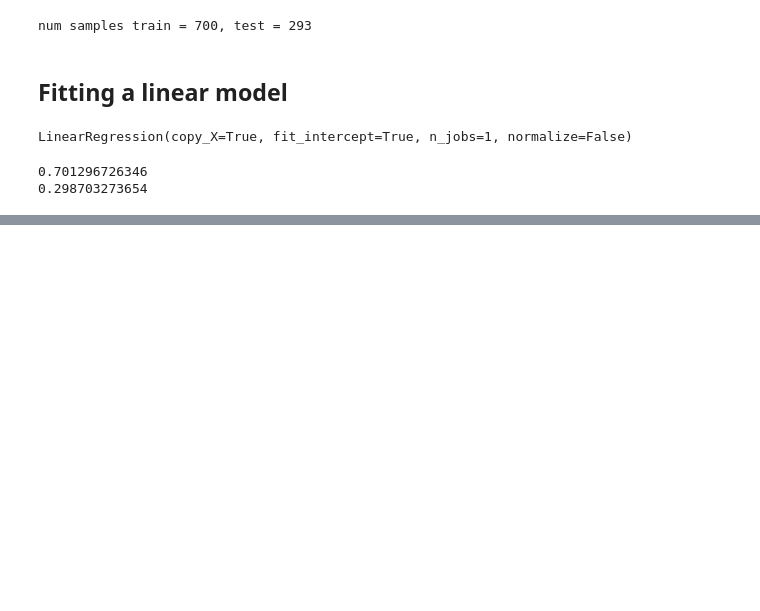
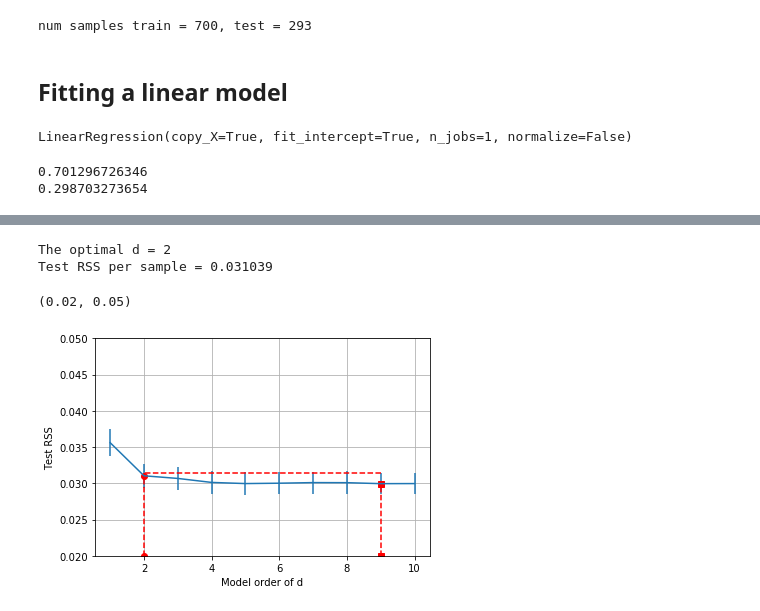
Before and after one commit to osermay/machine-be-learning, a Jupyter notebook: prostate.ipynb, the cells around one changed output, grey strips where cells are left out. Saved outputs shown, nothing was run; the diff lists cells and outputs as text; code cells hidden in the pictures; blank space fills up the shorter version.

```diff
--- a/prostate.ipynb
+++ b/prostate.ipynb
@@ -151,0 +225,25 @@ print(regr.score(X_ts, y_ts))
+# %%
+imin = np.argmin(RSS_mean)
+dmin = dtest[imin]
+RSS_tgt = RSS_mean[imin] + RSS_std[imin]
+iopt = np.where(RSS_mean <= RSS_tgt)[0][0]
+dopt = dtest[iopt]
+
+print ("The optimal d = %d" % dopt)
+print("Test RSS per sample = %f" % RSS_mean[iopt])
+
+RSS_min_plt = 0.02
+RSS_max_plt = 0.05
+plt.errorbar(dtest, RSS_mean, yerr=RSS_std)
+plt.plot([dmin, dmin], [RSS_min_plt, RSS_mean[imin]], 'rs--')
+plt.plot([dmin, dopt], [RSS_tgt, RSS_tgt], 'r--')
+plt.plot([dopt, dopt], [RSS_min_plt, RSS_mean[iopt]], 'ro--')
+plt.grid()
+plt.xlabel('Model order of d')
+plt.ylabel('Test RSS')
+plt.ylim([RSS_min_plt, RSS_max_plt])
+# %% [output]
+The optimal d = 2
+Test RSS per sample = 0.031039
+(0.02, 0.05)
+[figure, added]
```
Also changed, not shown: parts of 4 cells of this notebook.
